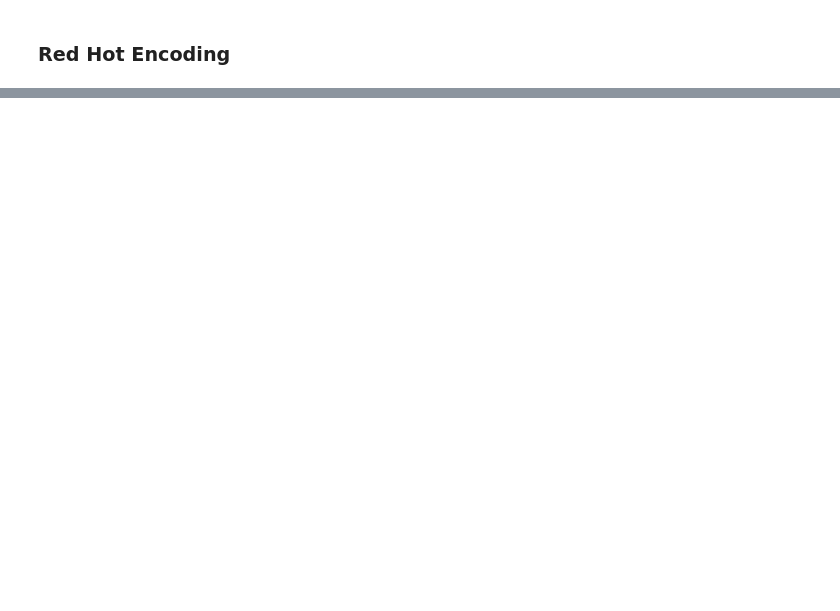
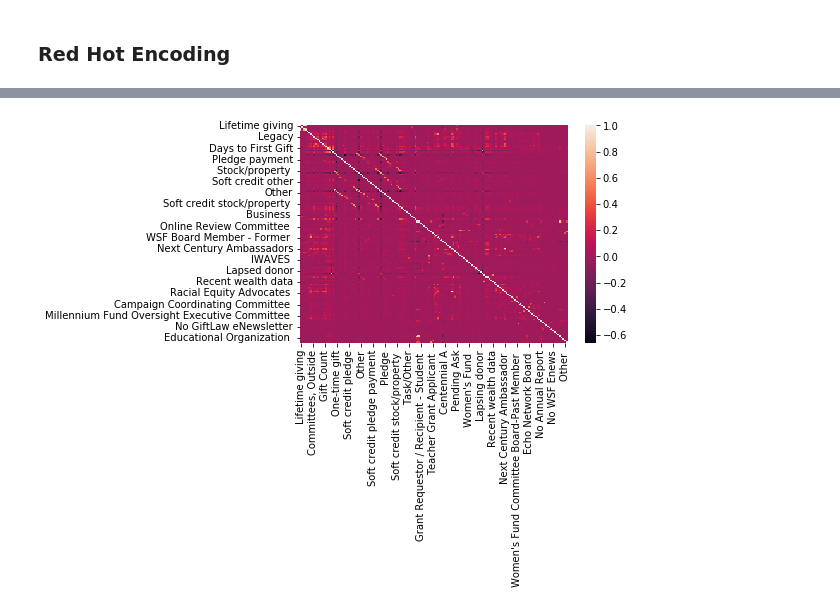
Before and after one commit to 4charliegardner/MSDS_696, a Jupyter notebook: Gardner_MSDS696.ipynb, the cells around one changed output, grey strips where cells are left out. Saved outputs shown, nothing was run; the diff lists cells and outputs as text; code cells hidden in the pictures; blank space fills up the shorter version.

```diff
--- a/Gardner_MSDS696.ipynb
+++ b/Gardner_MSDS696.ipynb
@@ -391,0 +337,6 @@ recoded.head(20)
+# %%
+# Filling in all the NaN values with a 0 since the data is pretty sparse and likely no value means zero
+recoded.iloc[:,0:-1] = recoded.iloc[:,0:-1].fillna(value=0)
+
+#Verify that the columns are correct type and are complete
+recoded.info(verbose=True, show_counts=True)
@@ -391,0 +389,4 @@ recoded.head(20)
+# %%
+_ = sns.heatmap(recoded.corr())
+# %% [output]
+[figure, added]
```
Also changed, not shown: parts of 118 cells of this notebook.
